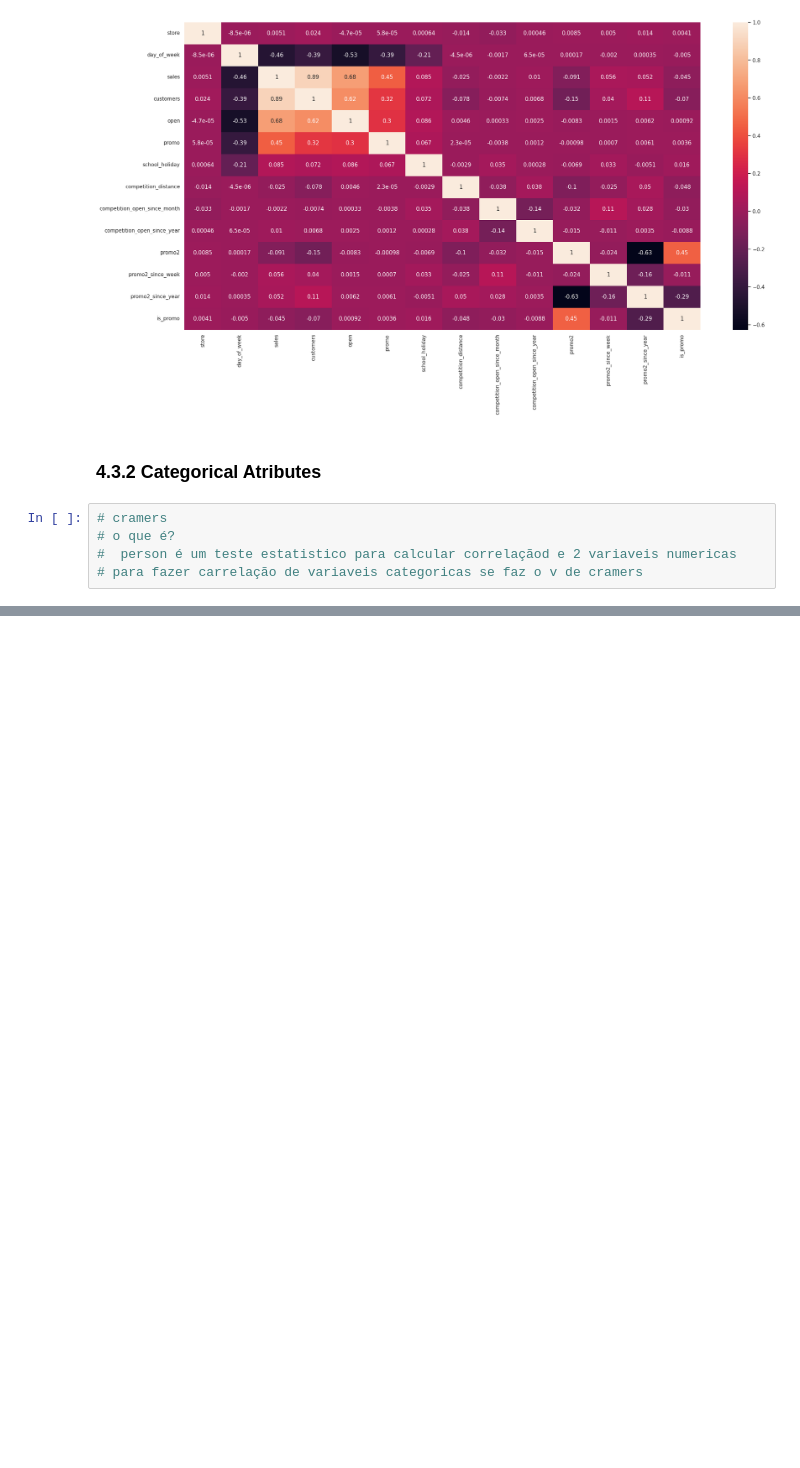
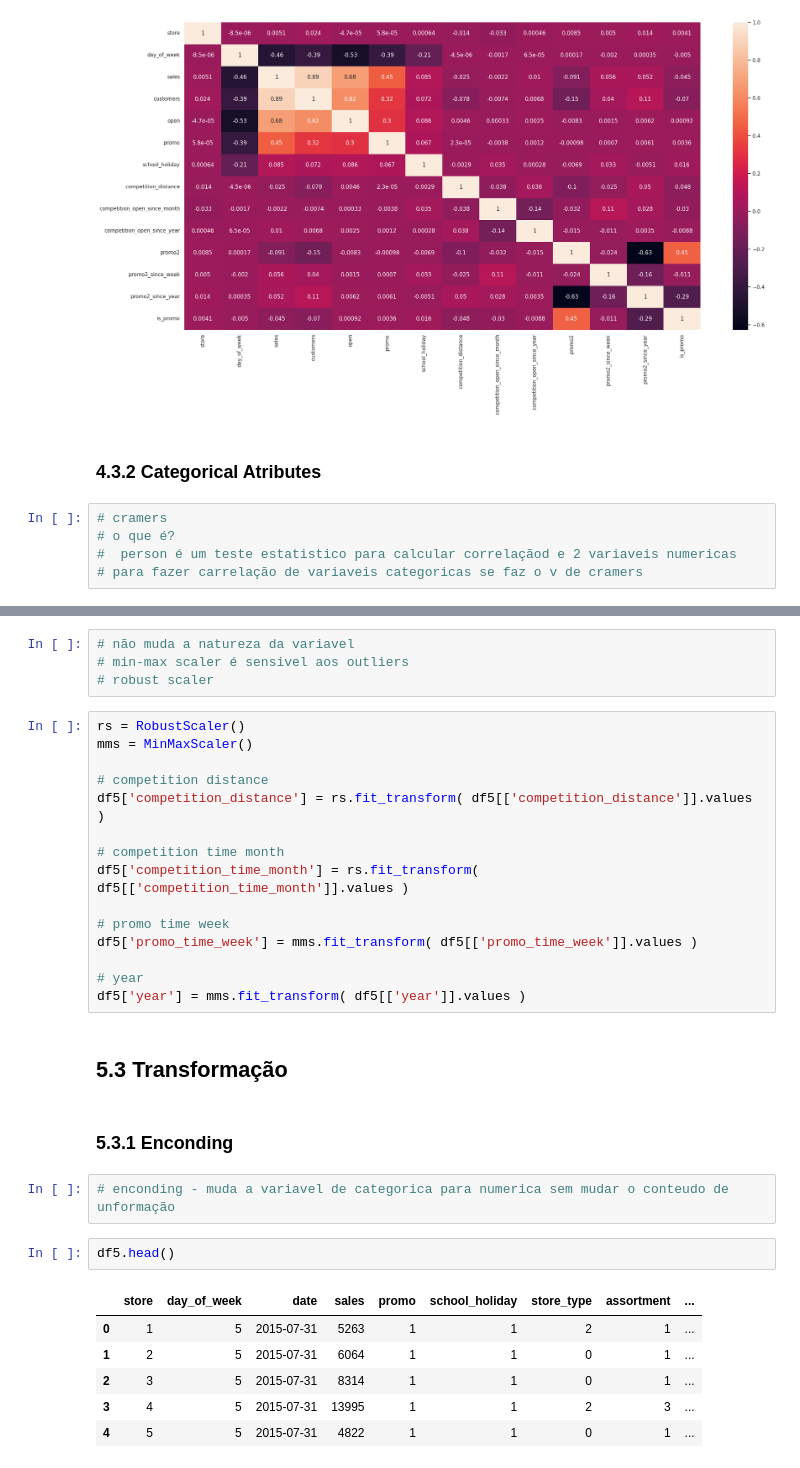
Before and after one commit to carolfoligno/DataScience_em_Producao, a Jupyter notebook: m04_store_sales_prediction.ipynb, the cells around one changed output, grey strips where cells are left out. Drawn from its saved outputs; the diff is of its cells as text; blank space fills up the shorter version.

```diff
--- a/m04_store_sales_prediction.ipynb
+++ b/m04_store_sales_prediction.ipynb
@@ -804,0 +806,34 @@ df5 = df4.copy()
+# %%
+# não muda a natureza da variavel
+# min-max scaler é sensivel aos outliers
+# robust scaler
+# %%
+rs = RobustScaler()
+mms = MinMaxScaler()
+
+# competition distance
+df5['competition_distance'] = rs.fit_transform( df5[['competition_distance']].values )
+
+# competition time month
+df5['competition_time_month'] = rs.fit_transform( df5[['competition_time_month']].values )
+
+# promo time week
+df5['promo_time_week'] = mms.fit_transform( df5[['promo_time_week']].values )
+
+# year
+df5['year'] = mms.fit_transform( df5[['year']].values )
+# %% [markdown]
+## 5.3 Transformação
+# %% [markdown]
+### 5.3.1 Enconding
+# %%
+# enconding - muda a variavel de categorica para numerica sem mudar o conteudo de unformação
+# %%
+df5.head()
+# %% [output]
+|  | store | day_of_week | date | sales | promo | school_holiday | store_type | assortment | ... |
+| 0 | 1 | 5 | 2015-07-31 | 5263 | 1 | 1 | 2 | 1 | ... |
+| 1 | 2 | 5 | 2015-07-31 | 6064 | 1 | 1 | 0 | 1 | ... |
+| 2 | 3 | 5 | 2015-07-31 | 8314 | 1 | 1 | 0 | 1 | ... |
+| 3 | 4 | 5 | 2015-07-31 | 13995 | 1 | 1 | 2 | 3 | ... |
+| 4 | 5 | 5 | 2015-07-31 | 4822 | 1 | 1 | 0 | 1 | ... |
```
Also changed, not shown: parts of 19 cells of this notebook.
